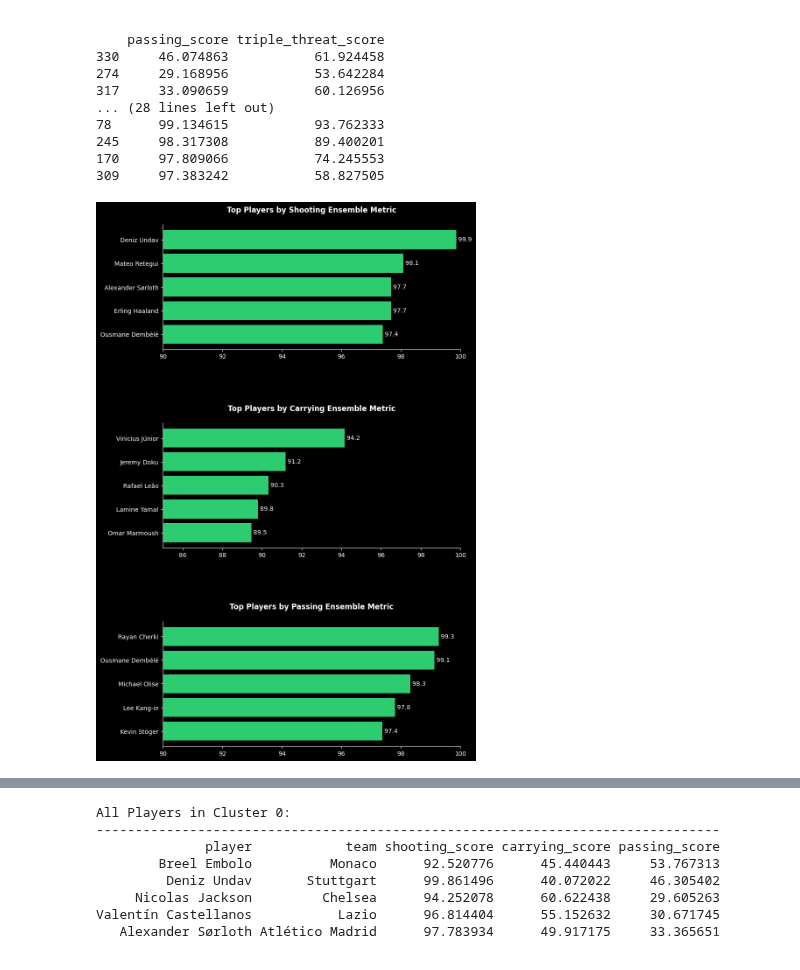
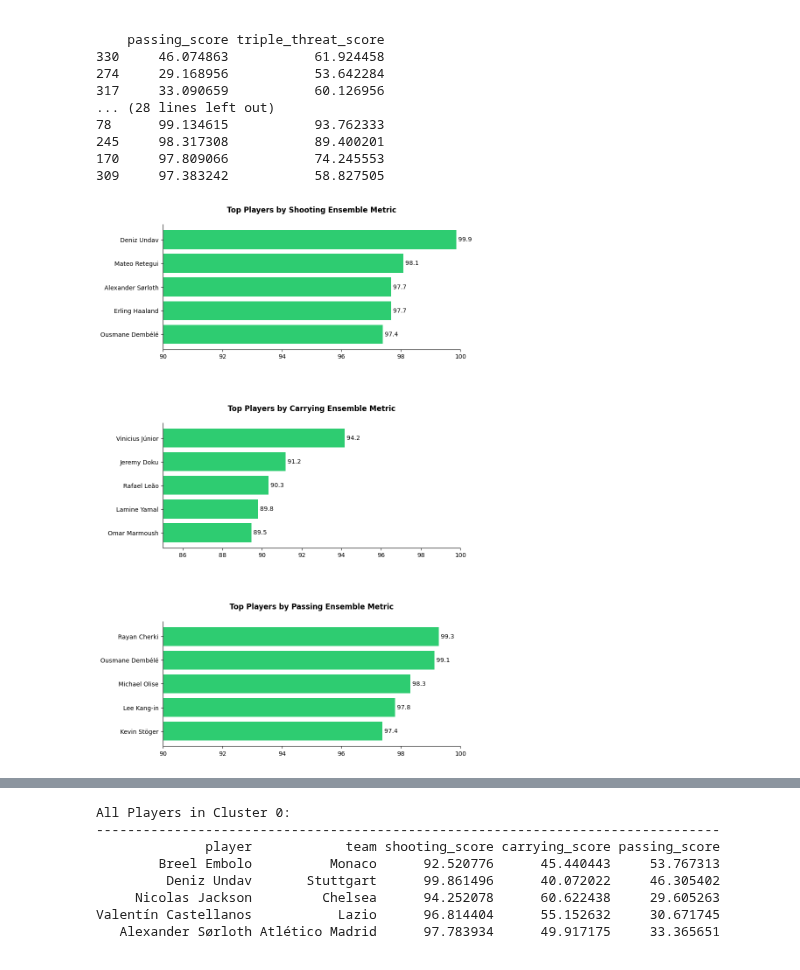
Before and after one commit to louis-porter/football-analytics, a Jupyter notebook: blog-posts/deep-dives/triple-threat-forwards/triple-threat-forwards.ipynb, the cells around one changed output, grey strips where cells are left out. Drawn from its saved outputs; the diff is of its cells as text; code cells hidden in the pictures.

```diff
--- a/blog-posts/deep-dives/triple-threat-forwards/triple-threat-forwards.ipynb
+++ b/blog-posts/deep-dives/triple-threat-forwards/triple-threat-forwards.ipynb
@@ -410,7 +410,6 @@ Top 5 Players by Shooting Score:
 import matplotlib.pyplot as plt
 
 def plot_top_players(data_list, metric_cols, titles, low_lims):
-    plt.style.use('dark_background')
 
     # Create figure with 3 subplots vertically stacked
     fig, axes = plt.subplots(3, 1, figsize=(10, 15))
@@ -420,34 +419,34 @@ def plot_top_players(data_list, metric_cols, titles, low_lims):
         ax = axes[i]
 
         # Create horizontal bar plot
         ax.barh(data["player"], data[metric_col], color='#2ecc71')
         ax.invert_yaxis()
         ax.set_xlim(low_lim, 100)
 
         # Add value labels
         for j, v in enumerate(data[metric_col]):
             ax.text(v, j, f' {v:.1f}', va='center')
 
         # Remove borders
         ax.spines['top'].set_visible(False)
         ax.spines['right'].set_visible(False)
 
         # Add title
         ax.set_title(title, fontdict={"weight": "bold"}, pad=20)
 
     plt.show()
 
 # Create single figure with all three plots
 plot_top_players(
     data_list=[top_shooters, top_carriers, top_passers],
     metric_cols=["shooting_score", "carrying_score", "passing_score"],
     titles=["Top Players by Shooting Ensemble Metric",
            "Top Players by Carrying Ensemble Metric",
            "Top Players by Passing Ensemble Metric"],
     low_lims=[90, 85, 90]
 )
 # %% [output]
-[figure, old version]
+[figure, new version]
 # %%
 top_triplers = print_component_rankings(results_with_new, "triple_threat")
 plot_top_players(data_list=[top_triplers],
```
Also changed, not shown: parts of 4 cells of this notebook.
